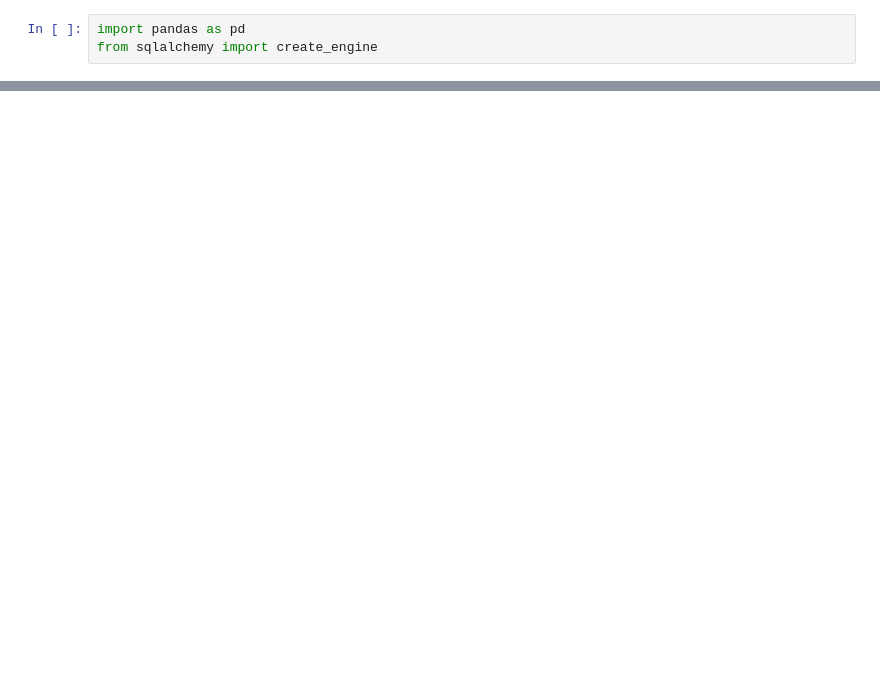
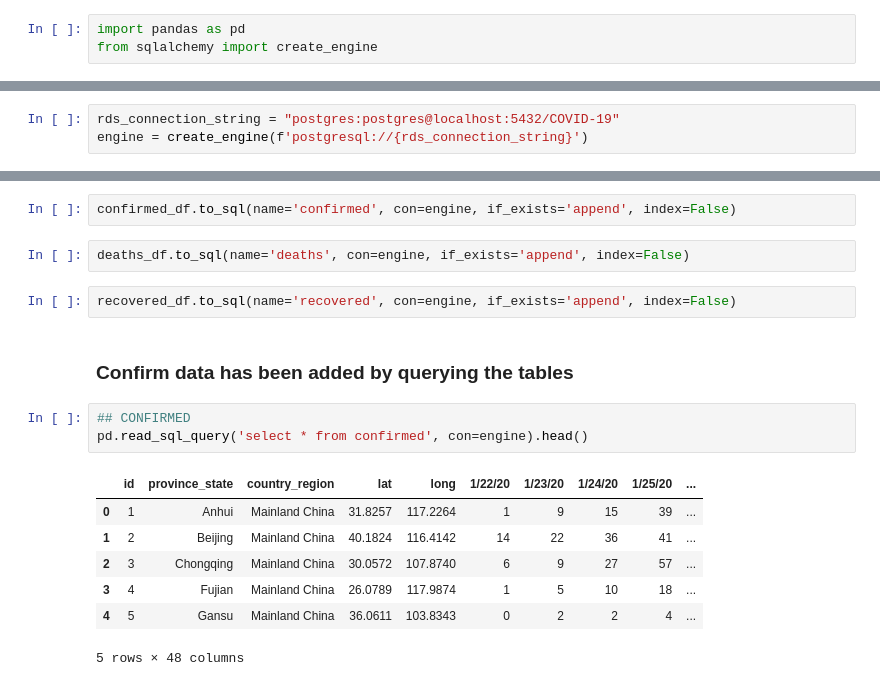
Before and after one commit to adodge88/Project2, a Jupyter notebook: Coronavirus.ipynb, the cells around one changed output, grey strips where cells are left out. Saved outputs shown, nothing was run; the diff lists cells and outputs as text; blank space fills up the shorter version.

```diff
--- a/Coronavirus.ipynb
+++ b/Coronavirus.ipynb
@@ -45,0 +54,3 @@ recovered_df.head()
+# %%
+rds_connection_string = "postgres:postgres@localhost:5432/COVID-19"
+engine = create_engine(f'postgresql://{rds_connection_string}')
@@ -45,0 +64,19 @@ recovered_df.head()
+# %%
+confirmed_df.to_sql(name='confirmed', con=engine, if_exists='append', index=False)
+# %%
+deaths_df.to_sql(name='deaths', con=engine, if_exists='append', index=False)
+# %%
+recovered_df.to_sql(name='recovered', con=engine, if_exists='append', index=False)
+# %% [markdown]
+### Confirm data has been added by querying the tables
+# %%
+## CONFIRMED
+pd.read_sql_query('select * from confirmed', con=engine).head()
+# %% [output]
+|  | id | province_state | country_region | lat | long | 1/22/20 | 1/23/20 | 1/24/20 | 1/25/20 | ... |
+| 0 | 1 | Anhui | Mainland China | 31.8257 | 117.2264 | 1 | 9 | 15 | 39 | ... |
+| 1 | 2 | Beijing | Mainland China | 40.1824 | 116.4142 | 14 | 22 | 36 | 41 | ... |
+| 2 | 3 | Chongqing | Mainland China | 30.0572 | 107.8740 | 6 | 9 | 27 | 57 | ... |
+| 3 | 4 | Fujian | Mainland China | 26.0789 | 117.9874 | 1 | 5 | 10 | 18 | ... |
+| 4 | 5 | Gansu | Mainland China | 36.0611 | 103.8343 | 0 | 2 | 2 | 4 | ... |
+5 rows × 48 columns
```
Also changed, not shown: parts of 9 cells of this notebook, 11 other files.
